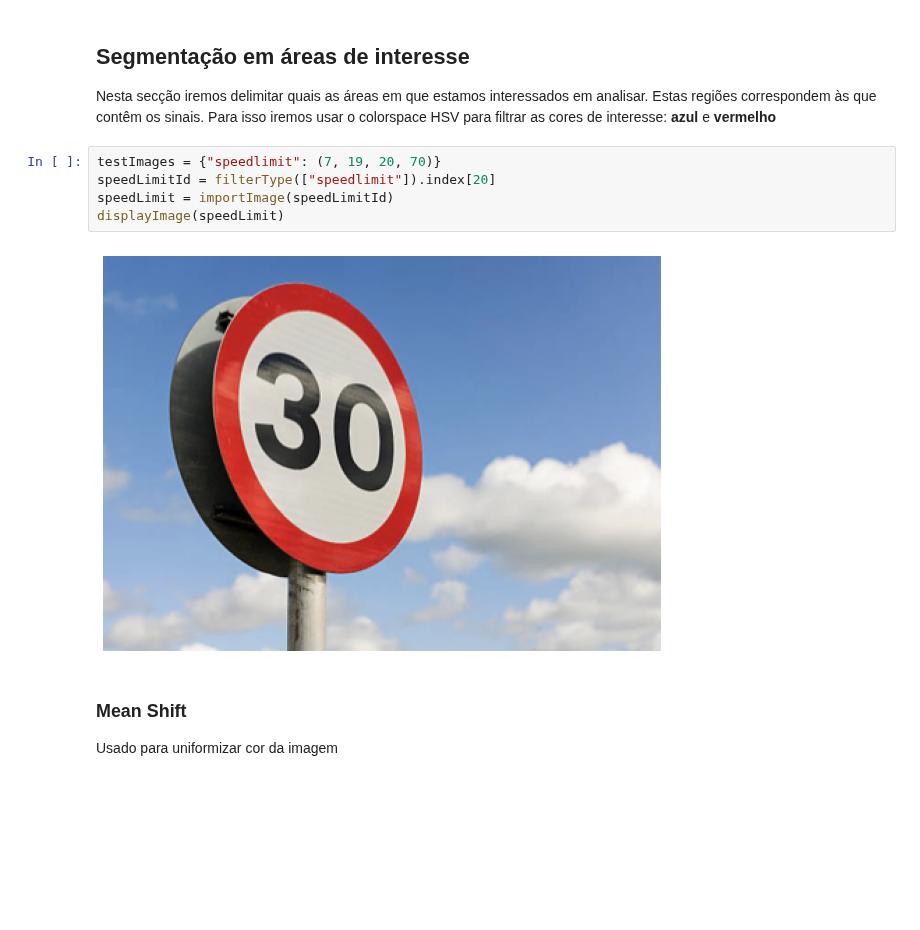
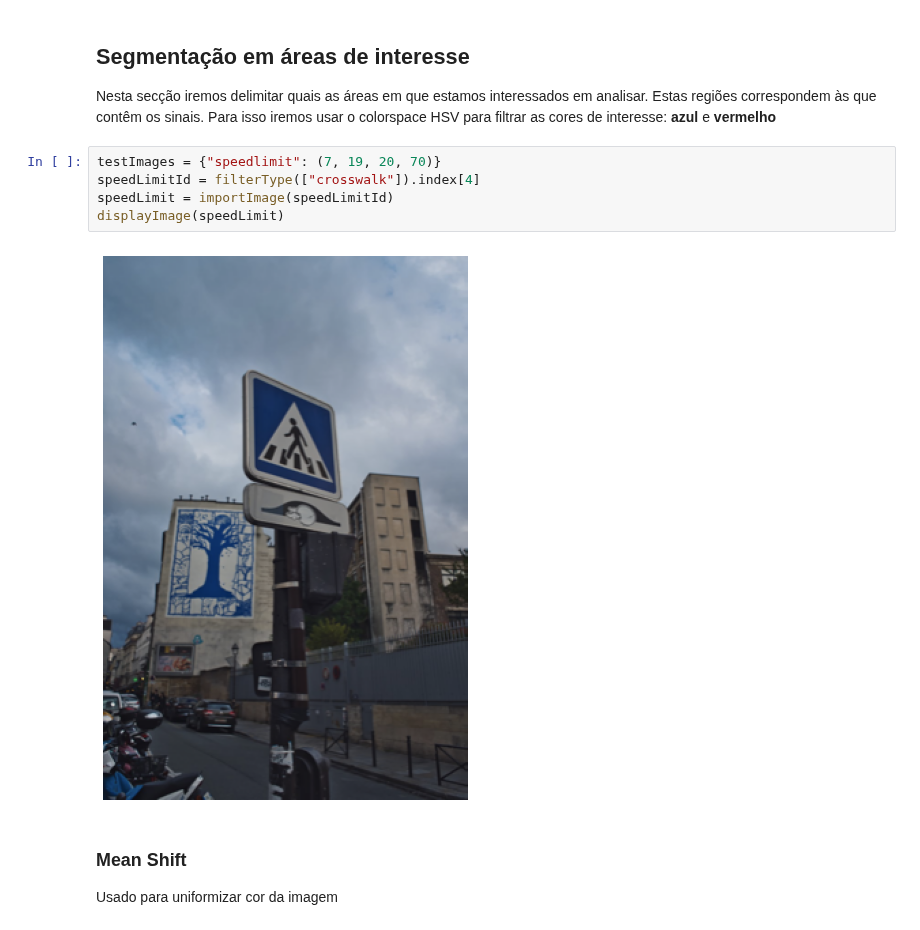
Before and after one commit to joaolucasmartins/VC2022, a Jupyter notebook: notebook.ipynb, the cells around one changed output. Saved outputs shown, nothing was run; the diff lists cells and outputs as text; blank space fills up the shorter version.

```diff
--- a/notebook.ipynb
+++ b/notebook.ipynb
@@ -90,11 +90,11 @@ filterType(["speedlimit"])
 Nesta secção iremos delimitar quais as áreas em que estamos interessados em analisar. Estas regiões correspondem às que contêm os sinais. Para isso iremos usar o colorspace HSV para filtrar as cores de interesse: **azul** e **vermelho**
 # %%
 testImages = {"speedlimit": (7, 19, 20, 70)}
-speedLimitId = filterType(["speedlimit"]).index[20]
+speedLimitId = filterType(["crosswalk"]).index[4]
 speedLimit = importImage(speedLimitId)
 displayImage(speedLimit)
 # %% [output]
-[figure, old version]
+[figure, new version]
 # %% [markdown]
 ### Mean Shift
 Usado para uniformizar cor da imagem
```
Also changed, not shown: parts of 5 cells of this notebook.
